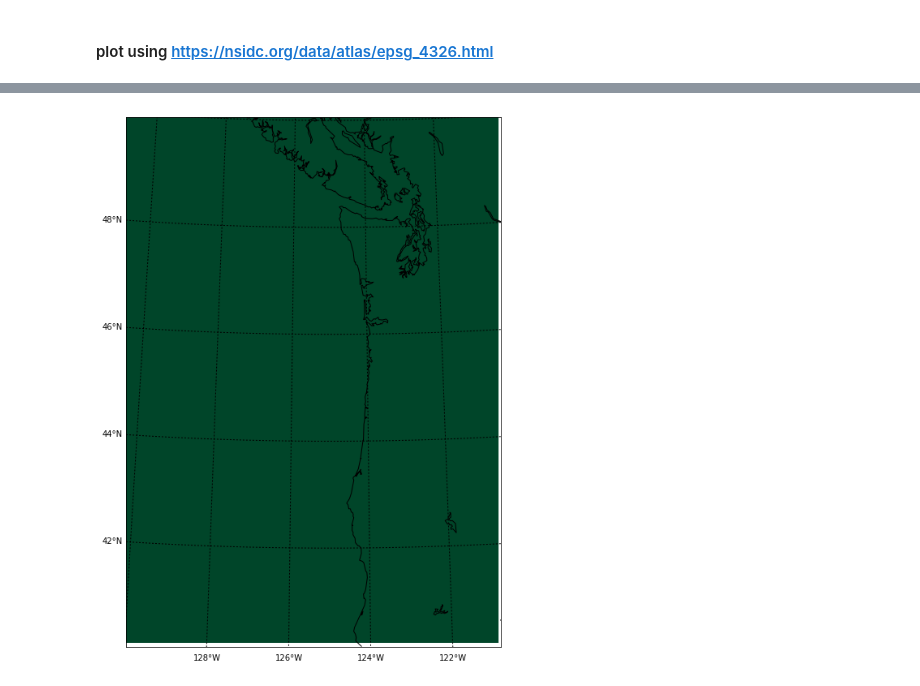
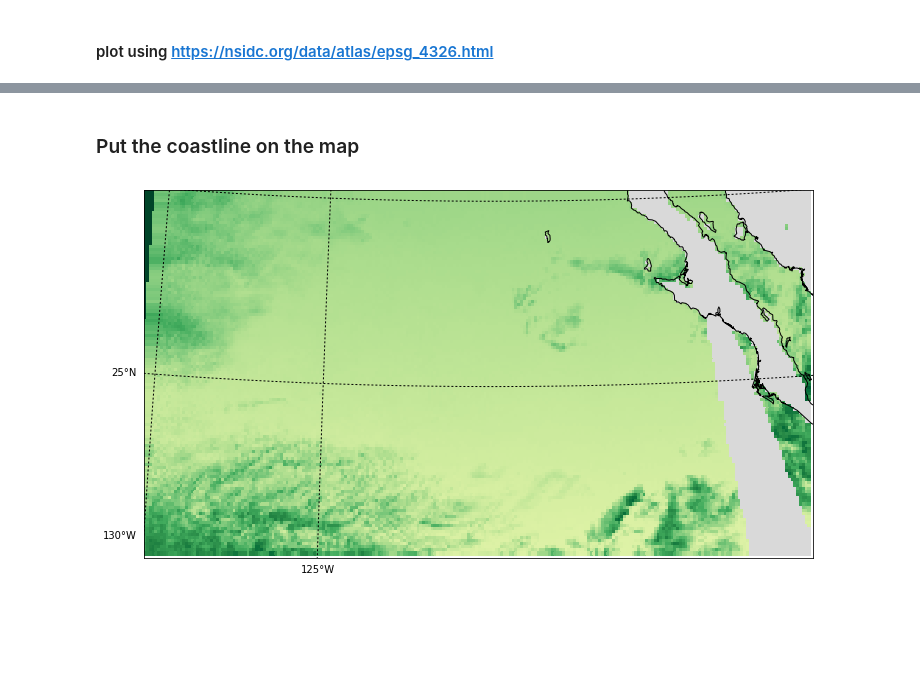
Before and after one commit to phaustin/e582, a Jupyter notebook: notebooks/zoom_with_functions.ipynb, the cells around one changed output, grey strips where cells are left out. Cells and saved outputs as stored; diff of their text form; code cells hidden in the pictures; blank space fills up the shorter version.

```diff
--- a/notebooks/zoom_smi_par.ipynb
+++ b/notebooks/zoom_with_functions.ipynb
@@ -55,7 +56,7 @@ the_norm=matplotlib.colors.Normalize(vmin=vmin,vmax=vmax,clip=False)
 %matplotlib inline
 import mpl_toolkits
 print(mpl_toolkits.basemap.__file__)
-bmap=Basemap(epsg='4326')
+bmap=Basemap(ellps='WGS84',projection='cyl')
 lonvals,latvals = np.meshgrid(lon,lat)
 fig, ax = plt.subplots(1,1,figsize=(24,20))
 xvals,yvals=bmap(lonvals,latvals)
@@ -101,16 +235,23 @@ basemap_args=dict(llcrnrlat=lat_slice[-1,0],llcrnrlon=lon_slice[-1,0],
 # %%
+basemap_args=dict(llcrnrlat=lat_slice[-1,0],llcrnrlon=lon_slice[-1,0],
+                 urcrnrlat=lat_slice[0,-1],urcrnrlon=lon_slice[0,-1],ellps='WGS84',
+                 projection='cyl')
+
+
+
 fig, ax = plt.subplots(1,1,figsize=(12,12))
 basemap_args.update(dict(resolution='i',ax=ax))
 bmap = Basemap(**basemap_args)
 xvals, yvals=bmap(lon_slice,lat_slice)
 par_slice=par[row_slice,col_slice]
 vmin= 0
-vmax= 20
+vmax= 50
 the_norm=matplotlib.colors.Normalize(vmin=vmin,vmax=vmax,clip=False)
 cs=bmap.pcolormesh(xvals,yvals,par_slice,cmap=cmap,norm=the_norm)
 colorbar=fig.colorbar(cs, shrink=0.5, pad=0.05,extend='both')
-parallels=np.arange(40, 60, 2)
-meridians=np.arange(-130, -120,2)
+bmap.drawcoastlines()
+parallels=np.arange(20, 60, 5)
+meridians=np.arange(-170, -120,5)
 bmap.drawparallels(parallels, labels=[1, 0, 0, 0],\
                   fontsize=10, latmax=90)
 bmap.drawmeridians(meridians, labels=[0, 0, 0, 1],\
@@ -129,0 +267,3 @@ bmap.projparams
+# %%
+mapped_data,dst_crs=map_slice(lon_slice,lat_slice,par_slice)
+basemap_args,transform=make_basemap(lon_slice,lat_slice,dst_crs)
@@ -194,26 +277,20 @@ ax.imshow(result_data_nn,cmap=cmap,norm=the_norm,origin='upper');
+# %% [markdown]
+### Put the coastline on the map
 # %%
-ll_dict=dict(llcrnrlat=llcrnrlat,llcrnrlon=llcrnrlon,urcrnrlat=urcrnrlat,
-                  urcrnrlon=urcrnrlon)
-basemap_args={k:dst_crs[k] for k in ['lat_0','lon_0']}
-basemap_args['projection'] = 'laea'
-basemap_args['ellps']='WGS84'
-basemap_args.update(ll_dict)
 fig,ax = plt.subplots(1,1,figsize=(12,12))
 basemap_args['ax']=ax
 basemap_args['resolution']='i'
 bmap=Basemap(**basemap_args)
-height,width=result_data_nn.shape
-transform = from_bounds(llcrnrx, llcrnry, urcrnrx, urcrnry, width, height)
-xvals,yvals=make_basemap_xy(0,height,0,width,bmap,transform)
-#bmap.imshow(result_data_nn,cmap=cmap,norm=the_norm,origin='upper')
-result_masked=np.ma.masked_invalid(result_data_nn)
-bmap.pcolormesh(xvals,yvals,result_masked,cmap=cmap,norm=the_norm)
+height,width=mapped_data.shape
+xvals,yvals=make_xy(0,height,0,width,transform)
+result_masked=np.ma.masked_invalid(mapped_data)
+bmap.pcolormesh(xvals,yvals,mapped_data,cmap=cmap,norm=the_norm)
 bmap.drawcoastlines();
-parallels=np.arange(40, 60, 2)
-meridians=np.arange(-130, -120,2)
+parallels=np.arange(20, 60, 5)
+meridians=np.arange(-170, -120,5)
 bmap.drawparallels(parallels, labels=[1, 0, 0, 0],\
                   fontsize=10, latmax=90)
-bmap.drawmeridians(meridians, labels=[0, 0, 0, 1],\
+bmap.drawmeridians(meridians, labels=[1, 1, 0, 1],\
                   fontsize=10, latmax=90);
 # %% [output]
-[figure, old version]
+[figure, new version]
```
Also changed, not shown: parts of 21 cells of this notebook, 6 other files.
